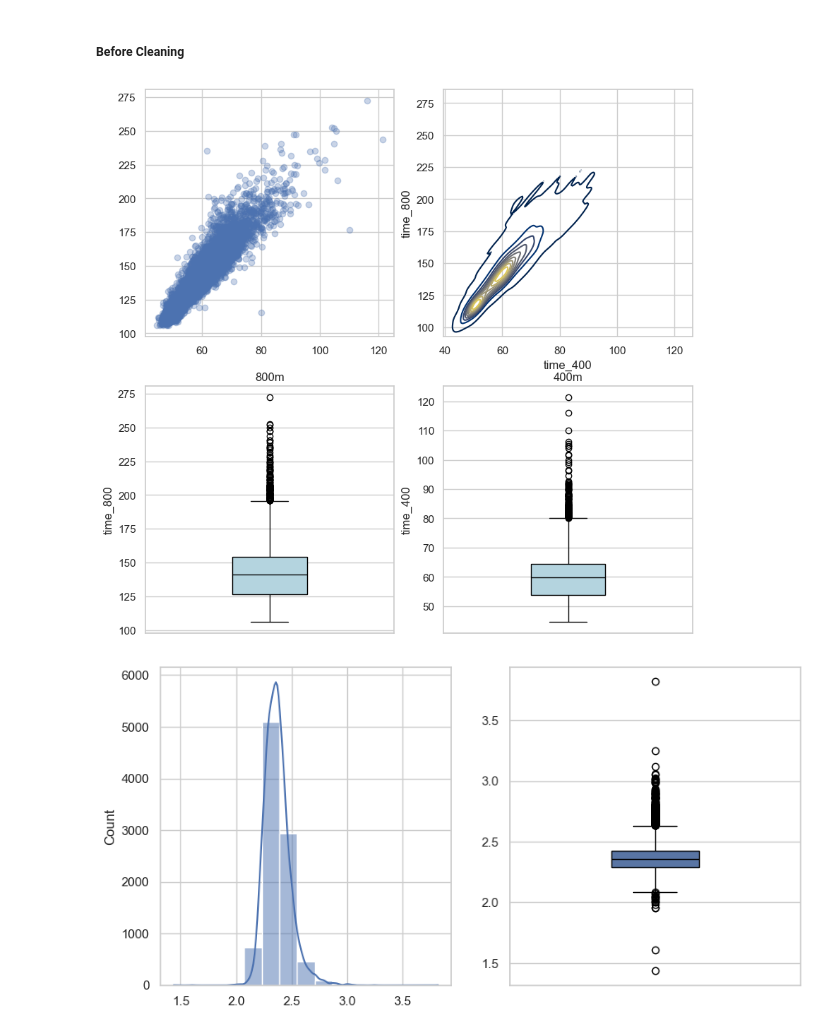
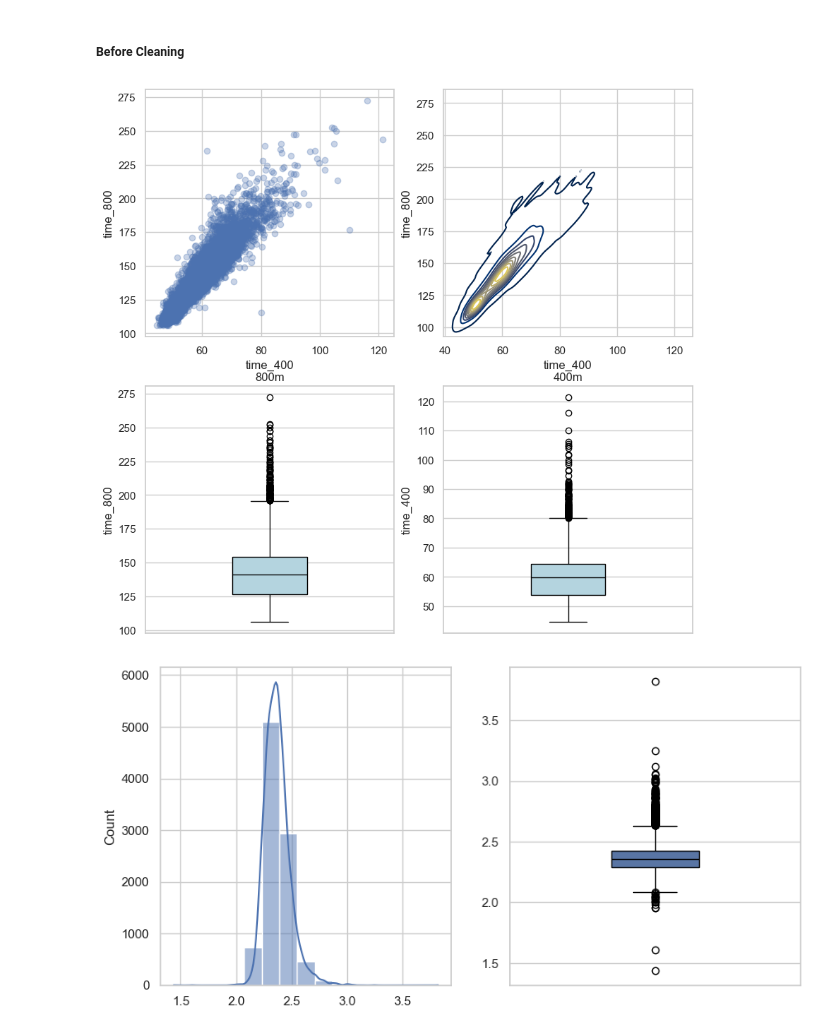
Before and after one commit to mitchellggreenhalgh/mid-distance-webscrapers, a Jupyter notebook: mid_distance_race_performances.ipynb, the cells around one changed output. Drawn from its saved outputs; the diff is of its cells as text; code cells hidden in the pictures.

```diff
--- a/mid_distance_race_performances.ipynb
+++ b/mid_distance_race_performances.ipynb
@@ -194,9 +198,8 @@ df_milesplit_mile.plot(
 # %% [markdown]
 ##### Before Cleaning
-# %%
-df_400 = pd.concat([df_tfrrs_400, df_milesplit_400])
-plot_eda(df_400, 400)
-# %% [output]
-[figure, removed]
+# %%
+plot_bivariate_eda(df_400, 400)
+# %% [output]
+[figure, added]
 # %%
 # Find metric to describe outliers
```
Also changed, not shown: parts of 45 cells of this notebook, 1 other file.
